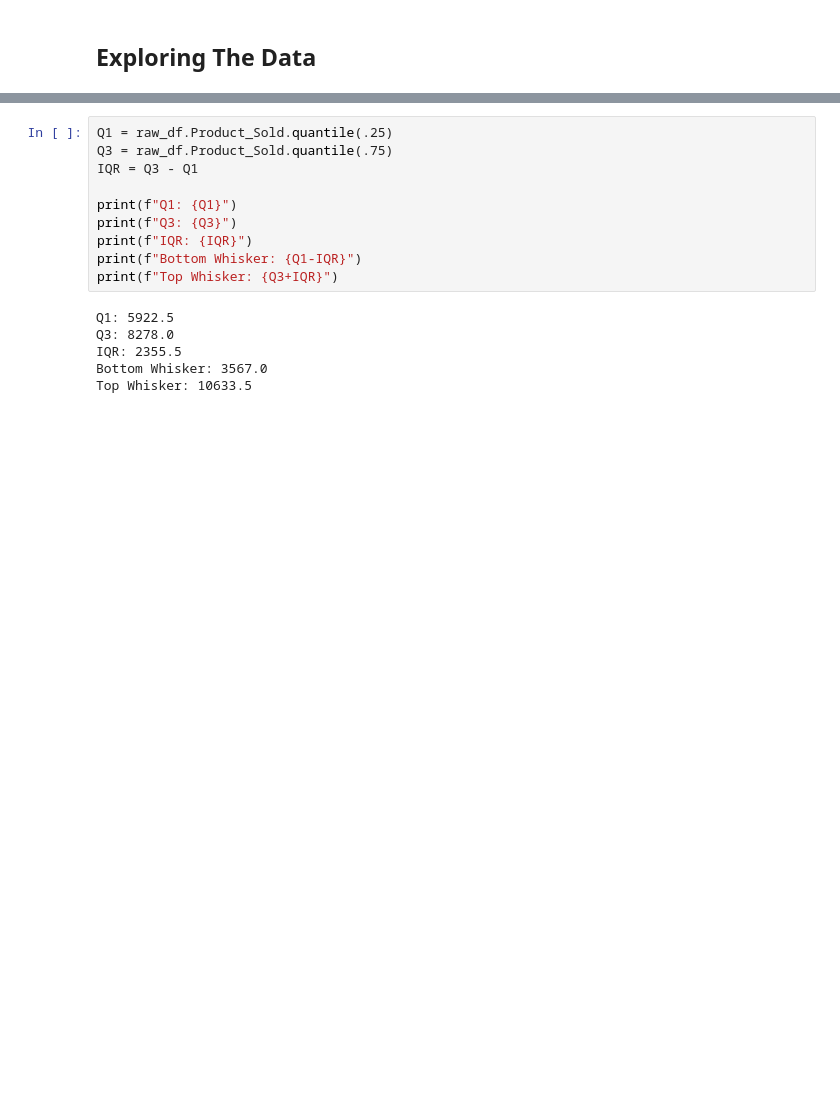
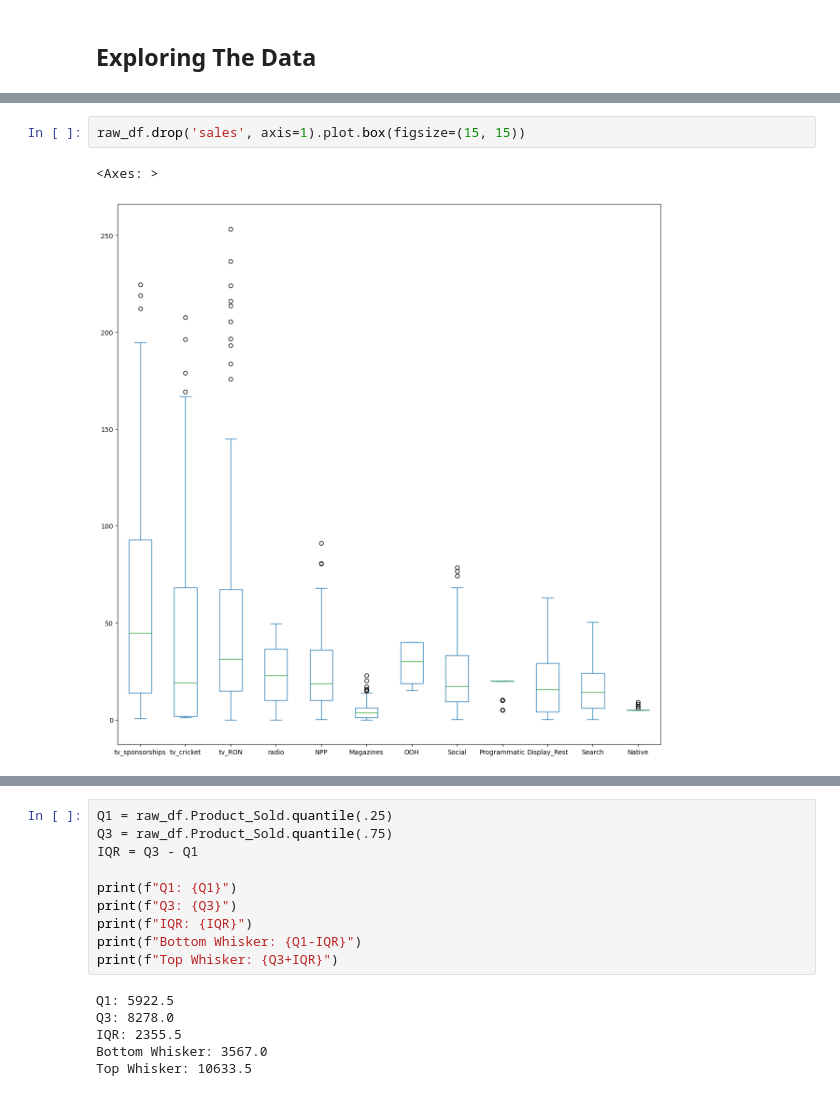
Before and after one commit to helios1014/marketing_mix_modeling, a Jupyter notebook: mmm.ipynb, the cells around one changed output, grey strips where cells are left out. Cells and saved outputs as stored; diff of their text form; blank space fills up the shorter version.

```diff
--- a/mmm.ipynb
+++ b/mmm.ipynb
@@ -64,0 +77,5 @@ raw_df.plot.box(figsize=(15, 15))
+# %%
+raw_df.drop('sales', axis=1).plot.box(figsize=(15, 15))
+# %% [output]
+<Axes: >
+[figure, added]
```
Also changed, not shown: parts of 12 cells of this notebook.
